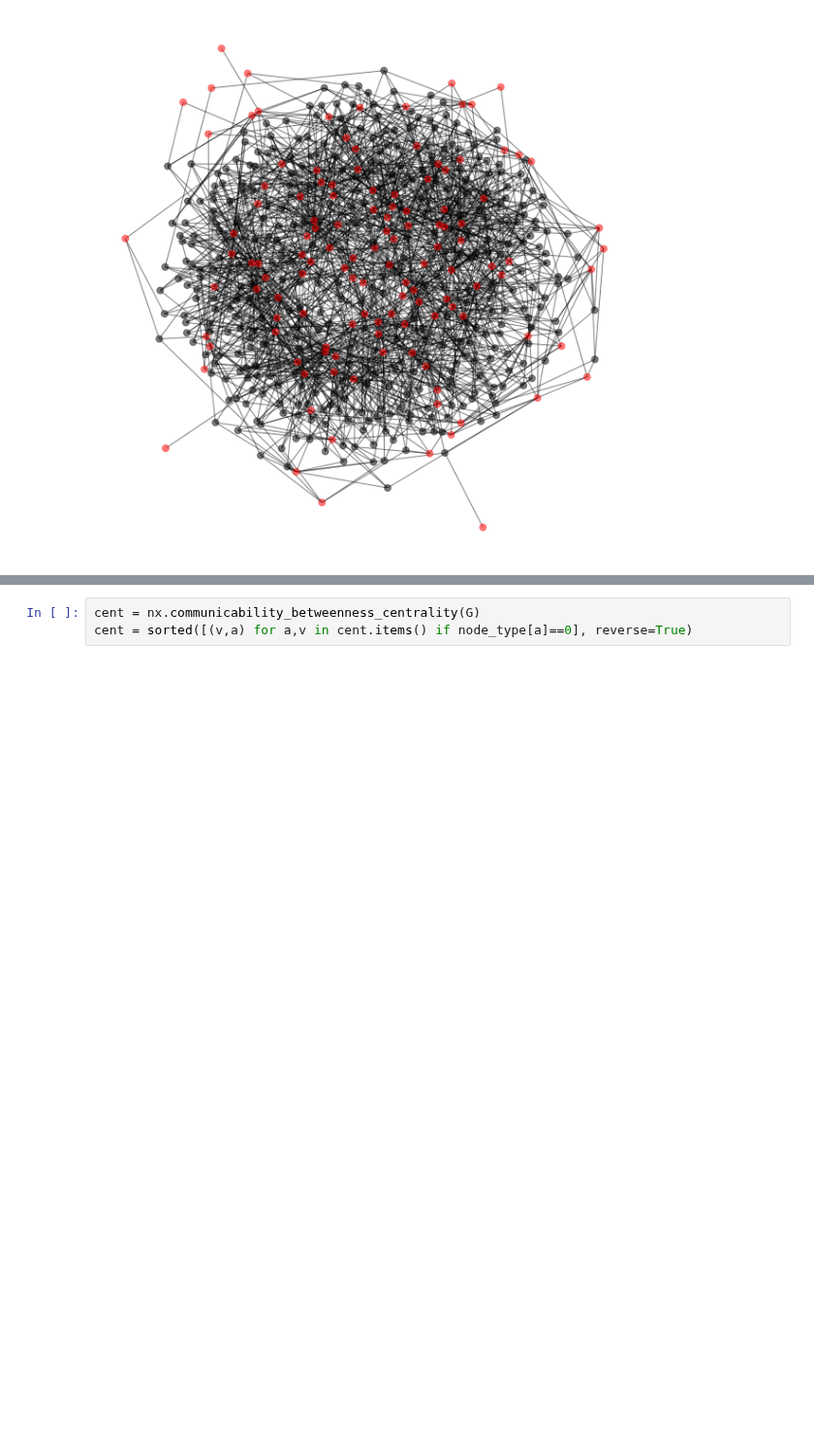
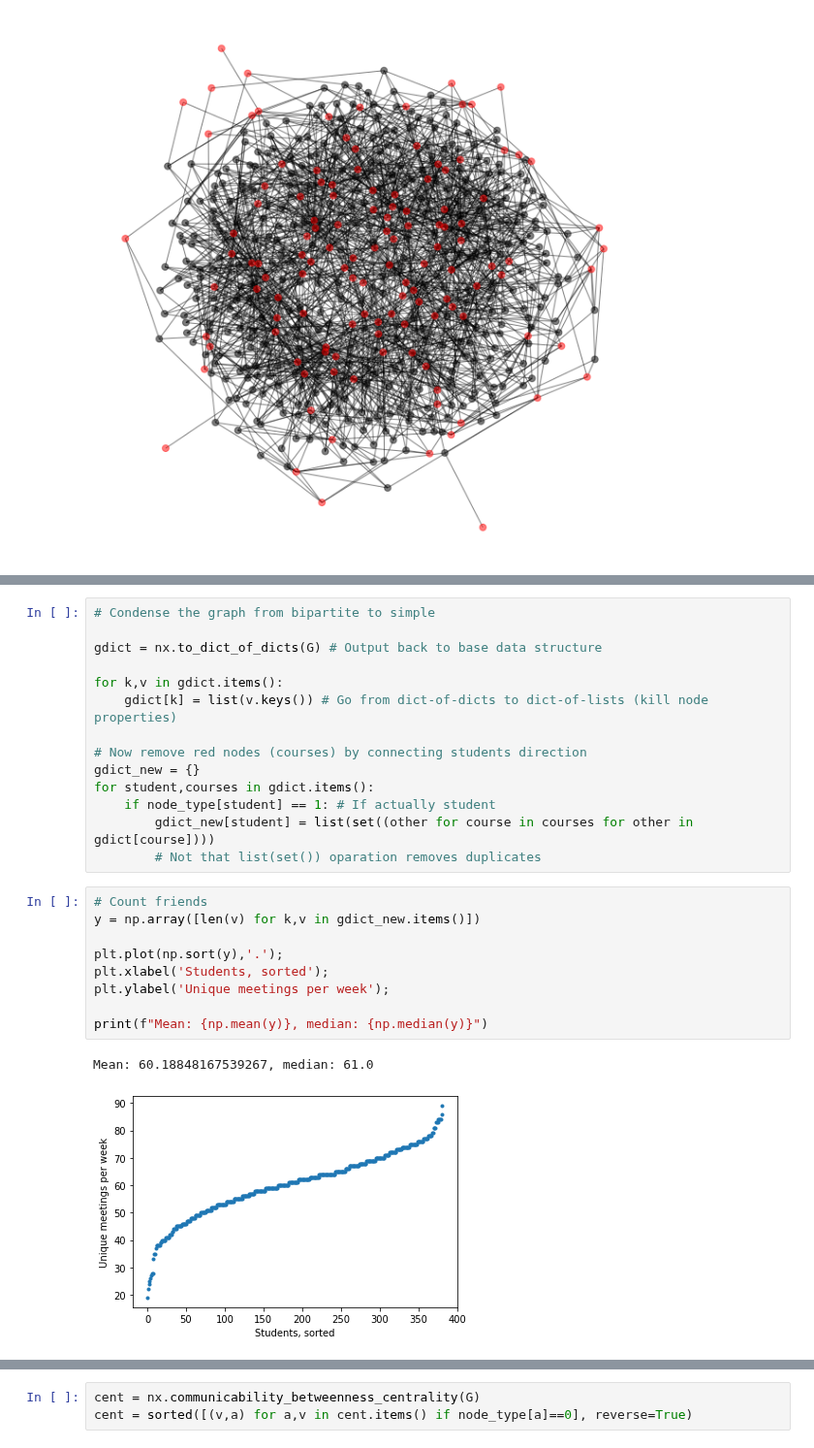
Before and after one commit to khakhalin/Sketches, a Jupyter notebook: graph_courses/graph_builder.ipynb, the cells around one changed output, grey strips where cells are left out. Shown at 97% size. Cells and saved outputs as stored; diff of their text form; blank space fills up the shorter version.

Commit message:
campus contagion - meetings per week

```diff
--- a/graph_courses/graph_builder.ipynb
+++ b/graph_courses/graph_builder.ipynb
@@ -54 +58,27 @@ nx.draw_kamada_kawai(G, node_size=50, alpha=0.5, node_color=node_color)
+# %%
+# Condense the graph from bipartite to simple
+
+gdict = nx.to_dict_of_dicts(G) # Output back to base data structure
+
+for k,v in gdict.items():
+    gdict[k] = list(v.keys()) # Go from dict-of-dicts to dict-of-lists (kill node properties)
+
+# Now remove red nodes (courses) by connecting students direction
+gdict_new = {}
+for student,courses in gdict.items():
+    if node_type[student] == 1: # If actually student
+        gdict_new[student] = list(set((other for course in courses for other in gdict[course])))
+        # Not that list(set()) oparation removes duplicates
+# %%
+# Count friends
+y = np.array([len(v) for k,v in gdict_new.items()])
+
+plt.plot(np.sort(y),'.');
+plt.xlabel('Students, sorted');
+plt.ylabel('Unique meetings per week');
+
+print(f"Mean: {np.mean(y)}, median: {np.median(y)}")
+# %% [output]
+Mean: 60.18848167539267, median: 61.0
+[figure, added]
 # %% [markdown]
```
Also changed, not shown: parts of 2 cells of this notebook.
